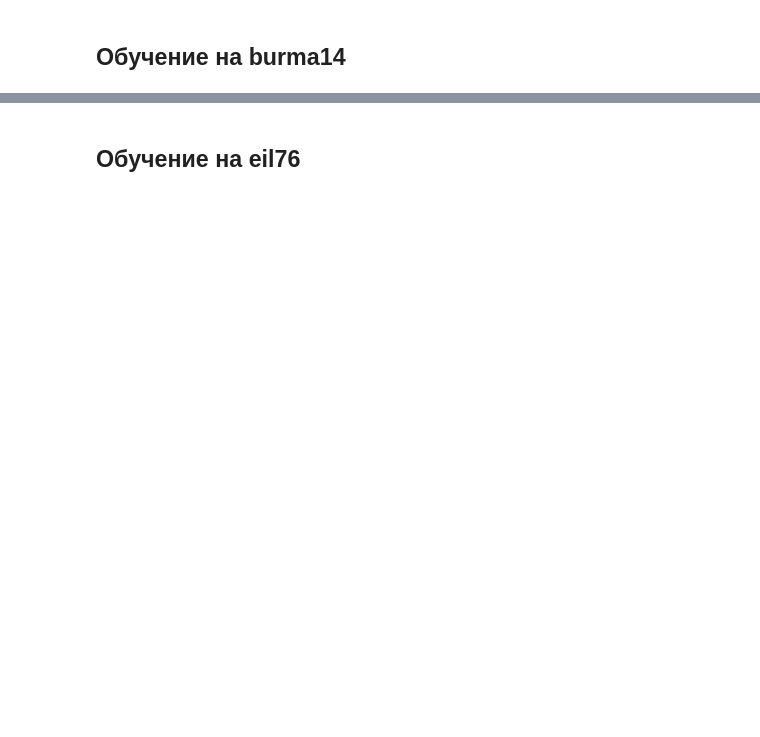
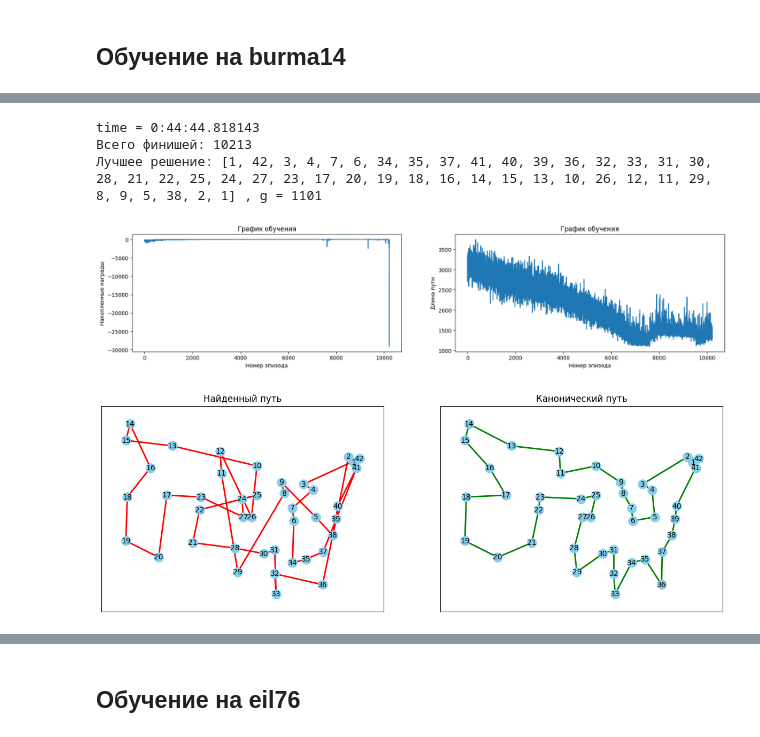
Before and after one commit to artem-barsov/Diploma, a Jupyter notebook: TSP.ipynb, the cells around one changed output, grey strips where cells are left out. Cells and saved outputs as stored; diff of their text form; code cells hidden in the pictures; blank space fills up the shorter version.

```diff
--- a/TSP.ipynb
+++ b/TSP.ipynb
@@ -384,0 +512,12 @@ env.close()
+# %%
+gra = WrapTSPLIB(dantzig42)
+env = MyEnv(gra)
+t1 = datetime.datetime.now()
+model = PPO("MultiInputPolicy", env, verbose=0)
+model.learn(total_timesteps=1000000, progress_bar=True)
+t2 = datetime.datetime.now()
+print("time =", t2-t1)
+print_stats(env)
+display_learning(env)
+display_solution(dantzig42, env.best_solution[1])
+# %% [output]
@@ -384,0 +527,5 @@ env.close()
+time = 0:44:44.818143
+Всего финишей: 10213
+Лучшее решение: [1, 42, 3, 4, 7, 6, 34, 35, 37, 41, 40, 39, 36, 32, 33, 31, 30, 28, 21, 22, 25, 24, 27, 23, 17, 20, 19, 18, 16, 14, 15, 13, 10, 26, 12, 11, 29, 8, 9, 5, 38, 2, 1] , g = 1101
+[figure, added]
+[figure, added]
```
Also changed, not shown: parts of 32 cells of this notebook.
